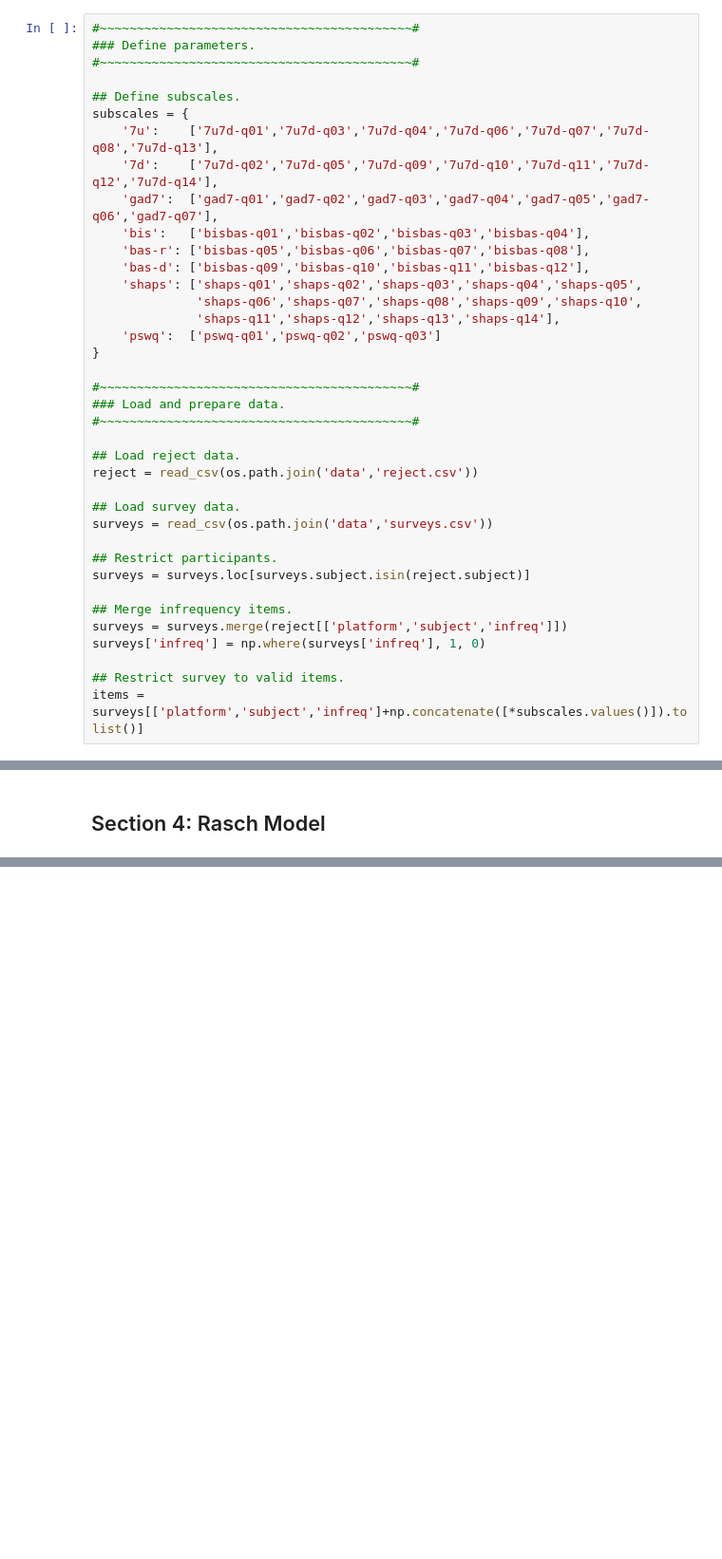
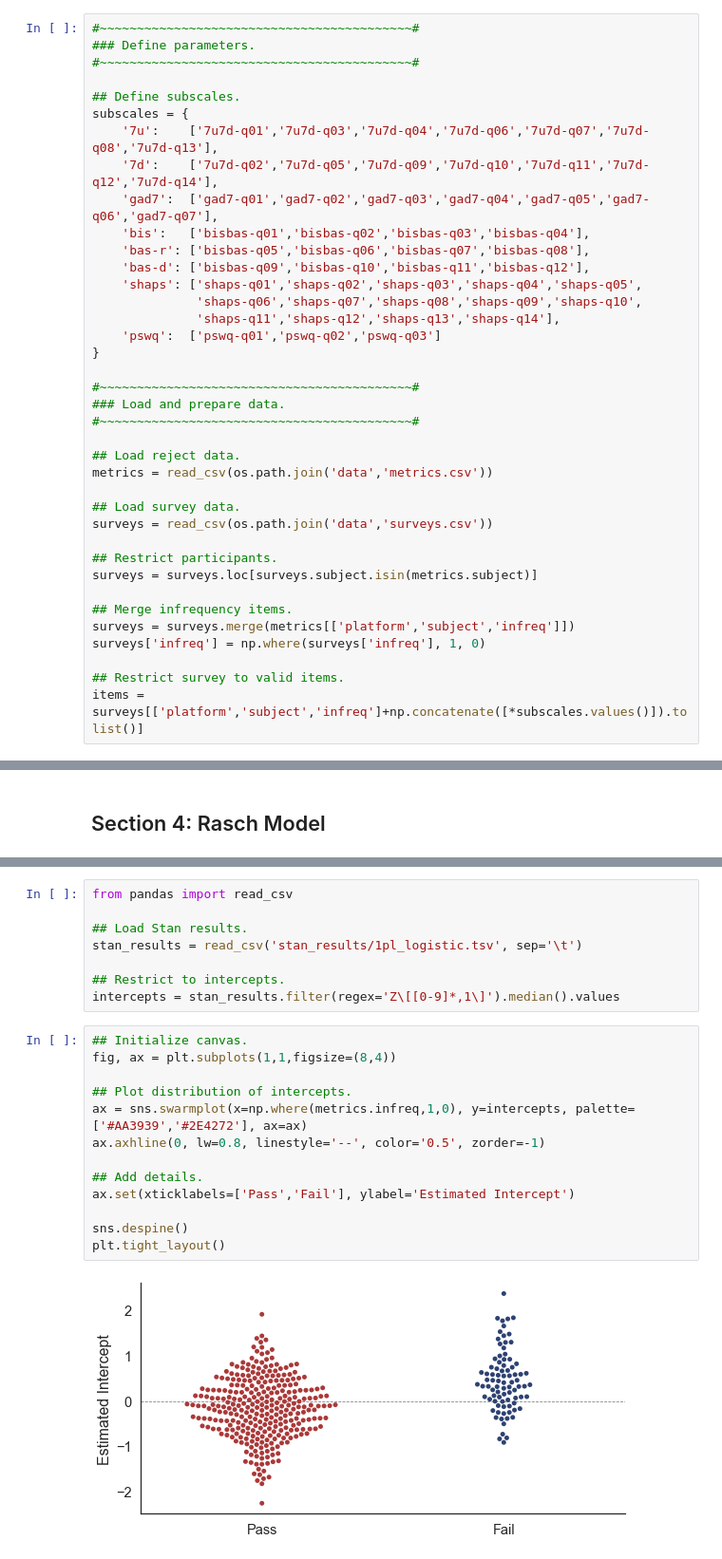
Before and after one commit to nivlab/sciops, a Jupyter notebook: analysis/results_02c.ipynb, the cells around one changed output, grey strips where cells are left out. Shown at 95% size. Saved outputs shown, nothing was run; the diff lists cells and outputs as text; blank space fills up the shorter version.

Commit message:
updated figure 1

```diff
--- a/analysis/results_02c.ipynb
+++ b/analysis/results_02c.ipynb
@@ -37,16 +37,16 @@ subscales = {
 #~~~~~~~~~~~~~~~~~~~~~~~~~~~~~~~~~~~~~~~~~~#
 
 ## Load reject data.
-reject = read_csv(os.path.join('data','reject.csv'))
+metrics = read_csv(os.path.join('data','metrics.csv'))
 
 ## Load survey data.
 surveys = read_csv(os.path.join('data','surveys.csv'))
 
 ## Restrict participants.
-surveys = surveys.loc[surveys.subject.isin(reject.subject)]
+surveys = surveys.loc[surveys.subject.isin(metrics.subject)]
 
 ## Merge infrequency items.
-surveys = surveys.merge(reject[['platform','subject','infreq']])
+surveys = surveys.merge(metrics[['platform','subject','infreq']])
 surveys['infreq'] = np.where(surveys['infreq'], 1, 0)
 
 ## Restrict survey to valid items.
@@ -229,0 +202,23 @@ sns.histplot(contrasts.c2)
+# %%
+from pandas import read_csv
+
+## Load Stan results.
+stan_results = read_csv('stan_results/1pl_logistic.tsv', sep='\t')
+
+## Restrict to intercepts.
+intercepts = stan_results.filter(regex='Z\[[0-9]*,1\]').median().values
+# %%
+## Initialize canvas.
+fig, ax = plt.subplots(1,1,figsize=(8,4))
+
+## Plot distribution of intercepts.
+ax = sns.swarmplot(x=np.where(metrics.infreq,1,0), y=intercepts, palette=['#AA3939','#2E4272'], ax=ax)
+ax.axhline(0, lw=0.8, linestyle='--', color='0.5', zorder=-1)
+
+## Add details.
+ax.set(xticklabels=['Pass','Fail'], ylabel='Estimated Intercept')
+
+sns.despine()
+plt.tight_layout()
+# %% [output]
+[figure, added]
```
Also changed, not shown: parts of 8 cells of this notebook, 4 other files.
